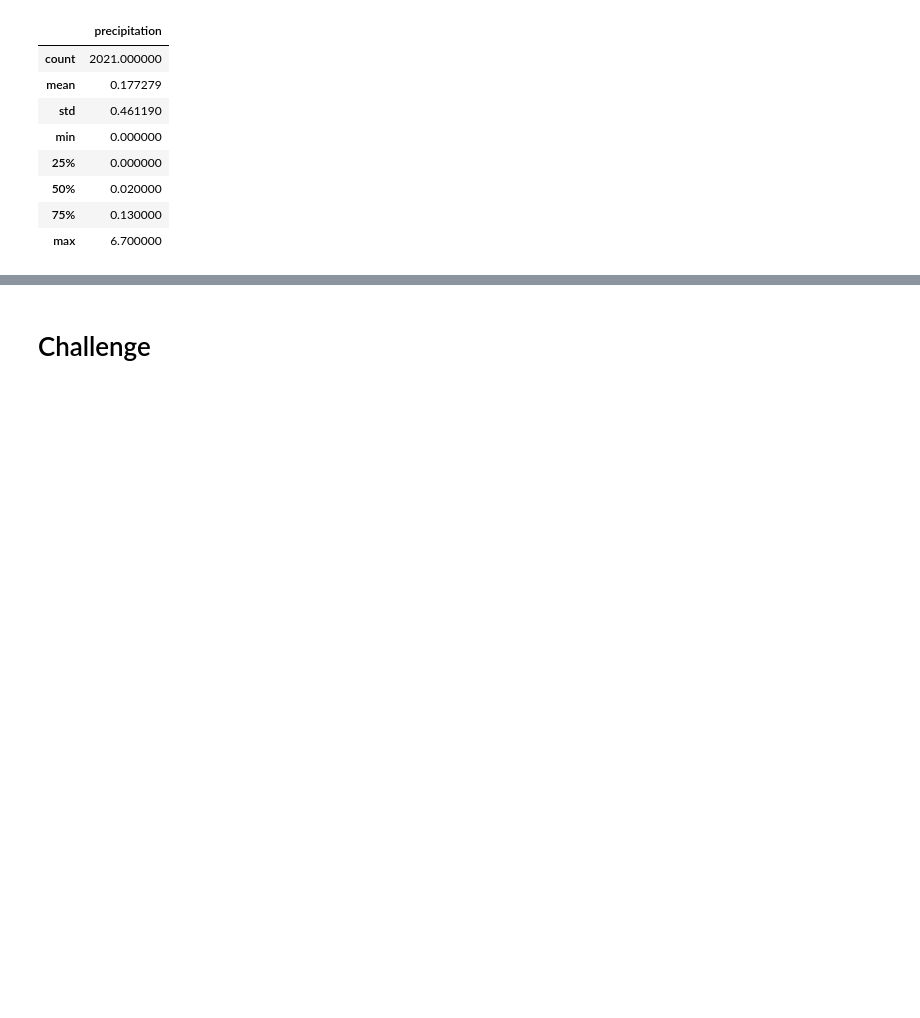
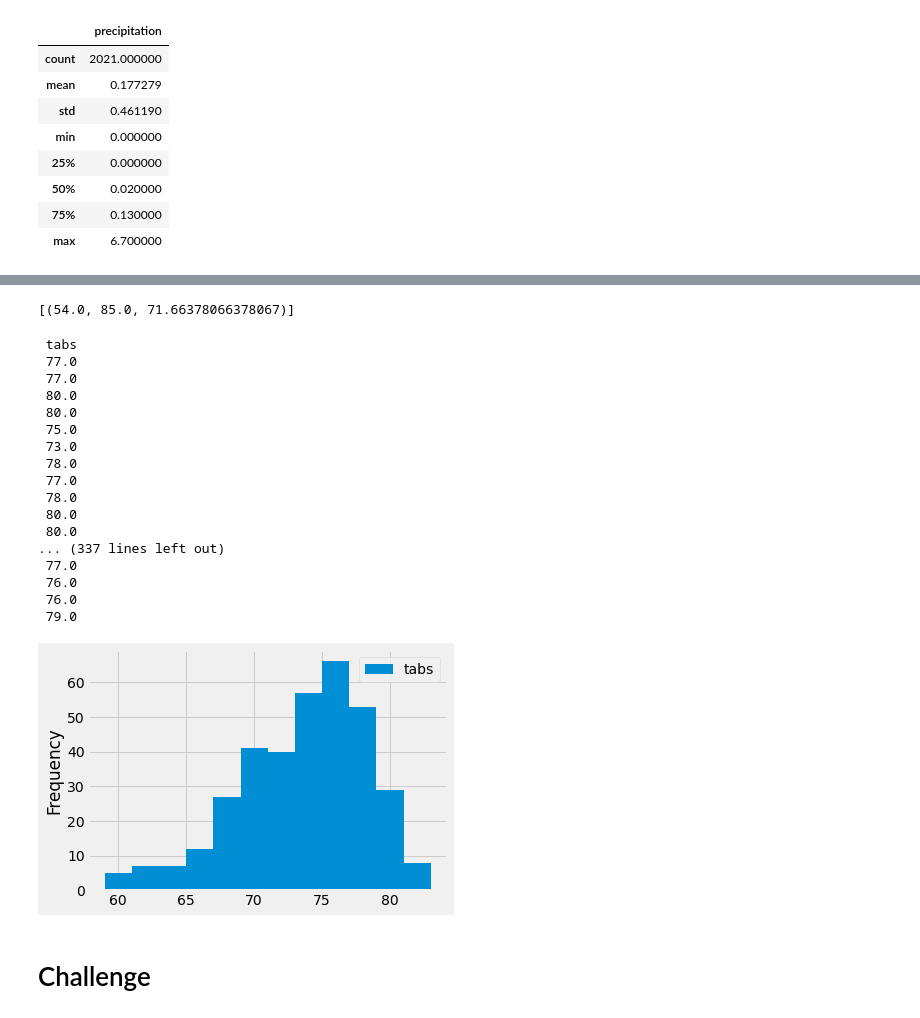
Before and after one commit to Eric0rtega/surfs_up, a Jupyter notebook: climate_analysis.ipynb, the cells around one changed output, grey strips where cells are left out. Drawn from its saved outputs; the diff is of its cells as text; code cells hidden in the pictures; blank space fills up the shorter version.

```diff
--- a/climate_analysis.ipynb
+++ b/climate_analysis.ipynb
@@ -98,9 +113,40 @@ df.describe()
 # %%
 # Using the station id from the previous query, calculate the lowest temperature recorded,
 # highest temperature recorded, and average temperature most active station?
+session.query(func.min(Measurement.tobs), func.max(Measurement.tobs), func.avg(Measurement.tobs)).\
+filter(Measurement.station == 'USC00519281').all()
+# %% [output]
+[(54.0, 85.0, 71.66378066378067)]
 # %%
 # Choose the station with the highest number of temperature observations.
 # Query the last 12 months of temperature observation data for this station and plot the results as a histogram
+results = session.query(Measurement.tobs).\
+filter(Measurement.station == 'USC00519281').\
+filter(Measurement.date >= prev_year).all()
+df = pd.DataFrame(results, columns=['tabs'])
+print(df.to_string(index=False))
+
+df.plot.hist(bins=12)
+plt.tight_layout()
+# %% [output]
+ tabs
+ 77.0
+ 77.0
+ 80.0
+ 80.0
+ 75.0
+ 73.0
+ 78.0
+ 77.0
+ 78.0
+ 80.0
+ 80.0
+... (337 lines left out)
+ 77.0
+ 76.0
+ 76.0
+ 79.0
+[figure, added]
 # %%
 # Write a function called `calc_temps` that will accept start date and end date in the format '%Y-%m-%d'
 # and return the minimum, average, and maximum temperatures for that range of dates
```
Also changed, not shown: parts of 2 cells of this notebook.
